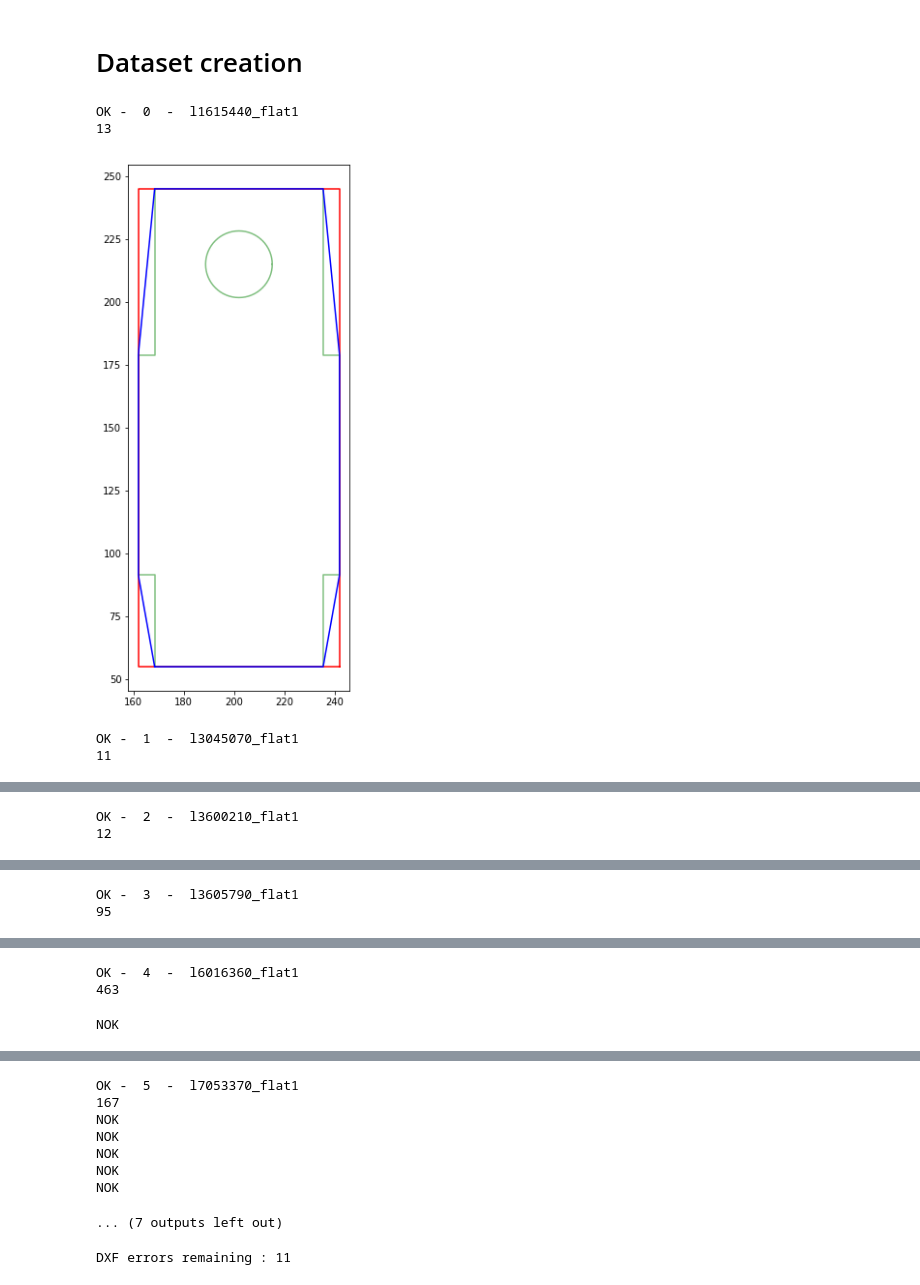
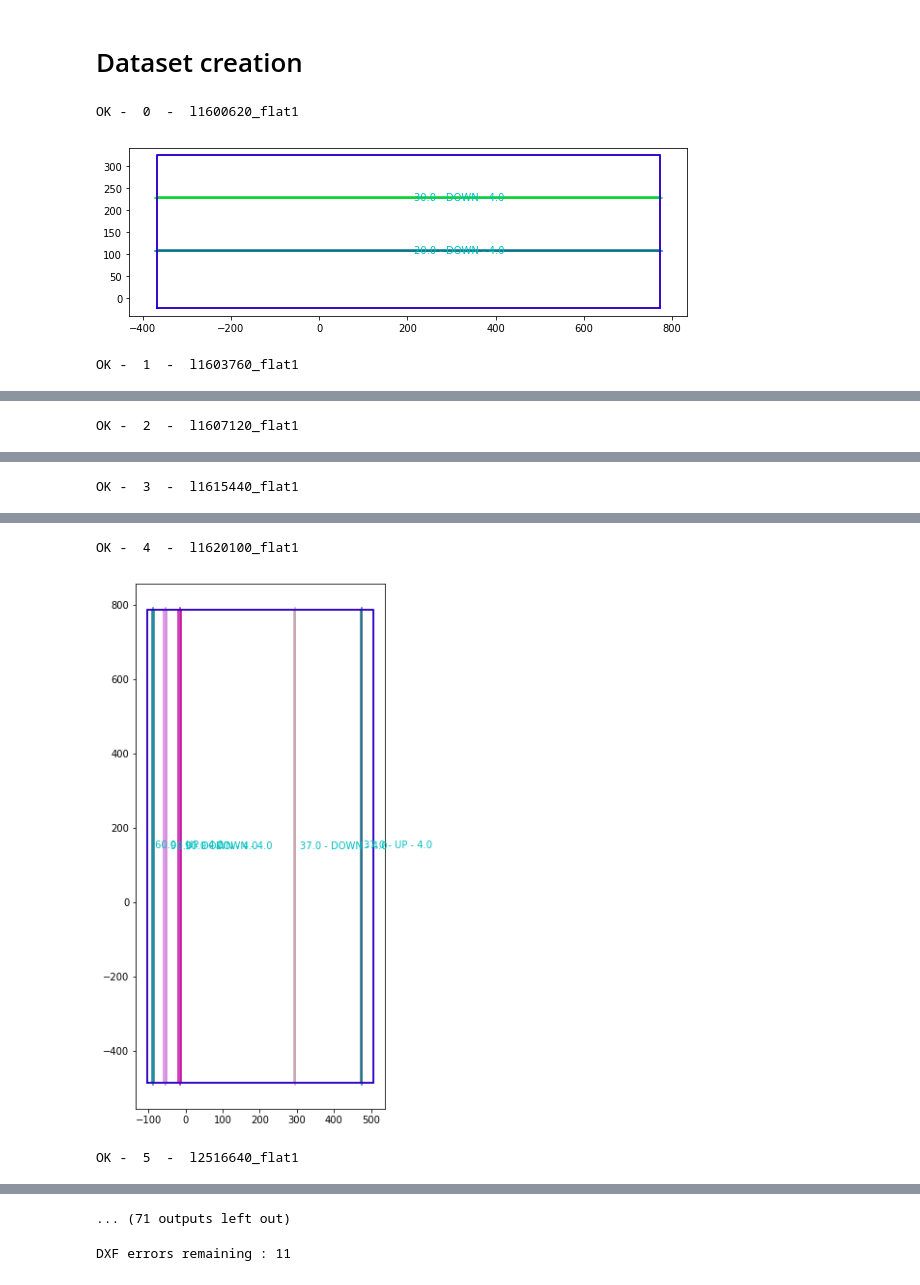
Before and after one commit to rudloffl/sheet-metal-cost-calculator, a Jupyter notebook: Y1 - Notebooks/A1 - dxf parsing.ipynb, the cells around one changed output, grey strips where cells are left out. Saved outputs shown, nothing was run; the diff lists cells and outputs as text; code cells hidden in the pictures.

Commit message:
Parser improvment for ellipse calculation, looping system and general updates

```diff
--- a/Y1 - Notebooks/A1 - dxf parsing.ipynb
+++ b/Y1 - Notebooks/A1 - dxf parsing.ipynb
@@ -121,9 +145,10 @@ IndexError: list index out of range
 # %%
-from dxfreader import DxfParser
 
-fileid = 2
+importlib.reload(dxfreader)
 
-dxfparser = DxfParser(min_edge_length=1, roundigexp=2)
+fileid = 34
+
+dxfparser = dxfreader.DxfParser(min_edge_length=.5, roundigexp=3, max_distance_correction=1.5)
 print(dxflist[fileid])
 details = dxfparser.parse(dxflist[fileid])
 details.keys()
@@ -138,37 +172,40 @@ plot_dxf(details)
 # %% [markdown]
 # Dataset creation
 # %%
+importlib.reload(dxfreader)
+
 #List of all the dixs in the folder
 dxffolder = '../Y2 - Sample DXF'
 dxflist = [os.path.join(dxffolder, file) for file in os.listdir(dxffolder) if file.endswith('.dxf')]
 
 columns = ['cut_length', 'num_closed_patterns', 'num_open_patterns', 'total_area', 'minimum_rectangle_area', 'minimum_rectangle_dim1', 'minimum_rectangle_dim2',
            'convex_hull_area', 'no_hole_area', 'thickness', 'unit', 'material', 'radius', 'bend_radius',
            'bend_angle', 'bend_direction', 'deformation_length', 'possible_imperfection', 'bend_bend_distance',
            'bend_bend_angle', 'merged_bend', 'punch_length',
            'bend_edge_distance', 'bend_edge_angle', 'bend_edge_length']
 
+errors=[]
 dataset = pd.DataFrame(columns = columns)
-from dxfreader import DxfParser
-dxfparser = DxfParser(min_edge_length=1, roundigexp=3)
+dxfparser = dxfreader.DxfParser(min_edge_length=1, roundigexp=3, max_distance_correction=1.5)
 for index, dxffile in enumerate(dxflist[:]):
     name = dxffile.split('/')[-1]
     name = name.split('.')[0]
 
 
     try:
         print('OK - ', index, ' - ', name)
         details = dxfparser.parse(dxffile)
         plot_dxf(details)
     except:
-        print('NOK - ', index, ' - ', name)
+        #print('NOK - ', index, ' - ', name)
         details = {}
-    dataset.loc[name] = [details.get(x, np.nan) for x in dataset.columns]
-dataset.to_csv('../B1 - Reports/Z1 - dataset.csv')
-dataset#.reset_index()
+        errors.append((index, name))
+    #dataset.loc[name] = [details.get(x, np.nan) for x in dataset.columns]
+#dataset.to_csv('../B1 - Reports/Z1 - dataset.csv')
+#dataset#.reset_index()
+print('Total number of errors', len(errors))
+print(errors)
 # %% [output]
-OK -  0  -  l1615440_flat1
-13
+OK -  0  -  l1600620_flat1
-[figure, old version]
+[figure, new version]
-OK -  1  -  l3045070_flat1
-11
+OK -  1  -  l1603760_flat1
@@ -176,2 +213 @@ OK -  1  -  l3045070_flat1
-OK -  2  -  l3600210_flat1
-12
+OK -  2  -  l1607120_flat1
@@ -179,2 +215 @@ OK -  2  -  l3600210_flat1
-OK -  3  -  l3605790_flat1
-95
+OK -  3  -  l1615440_flat1
@@ -182,3 +217,3 @@ OK -  3  -  l3605790_flat1
-OK -  4  -  l6016360_flat1
-463
+OK -  4  -  l1620100_flat1
+[figure, new version]
-NOK
+OK -  5  -  l2516640_flat1
@@ -186,11 +221,4 @@ NOK
-OK -  5  -  l7053370_flat1
-167
-NOK
-NOK
-NOK
-NOK
-NOK
+... (71 outputs left out)
-... (7 outputs left out)
 # %%
 mask = dataset['num_closed_patterns'].isna()
 print('DXF errors remaining :', dataset[mask].shape[0])
```
Also changed, not shown: parts of 9 cells of this notebook, 4 other files.
